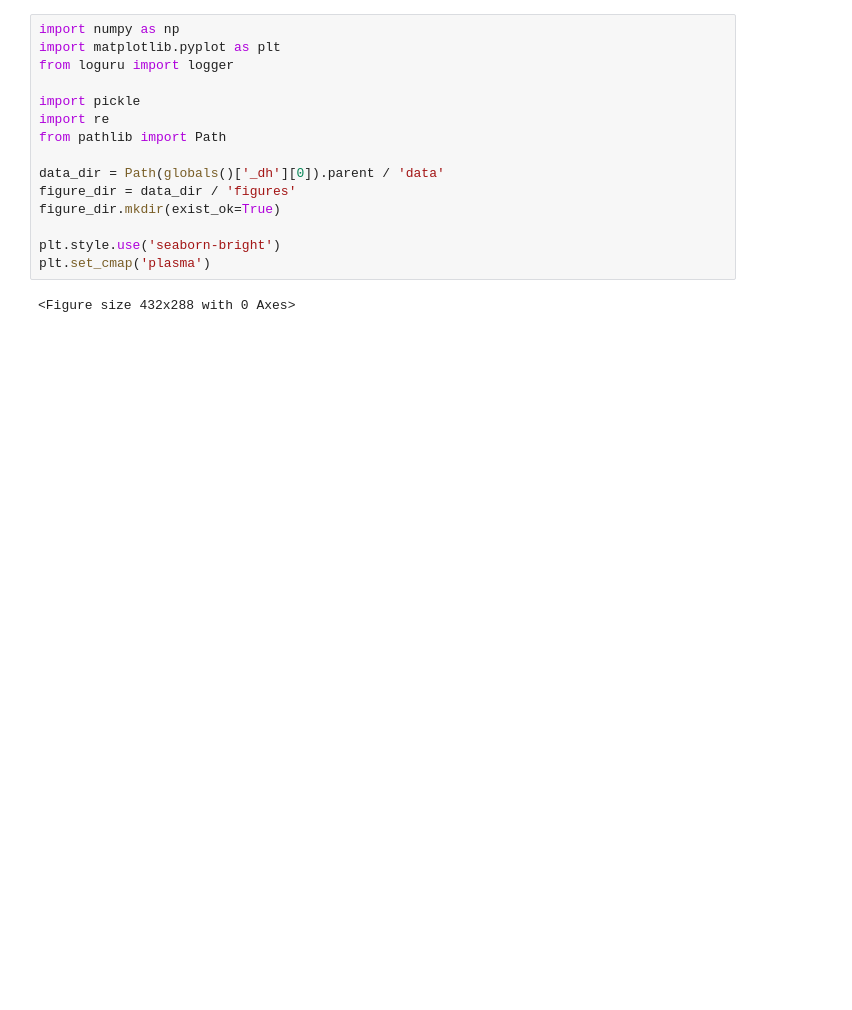
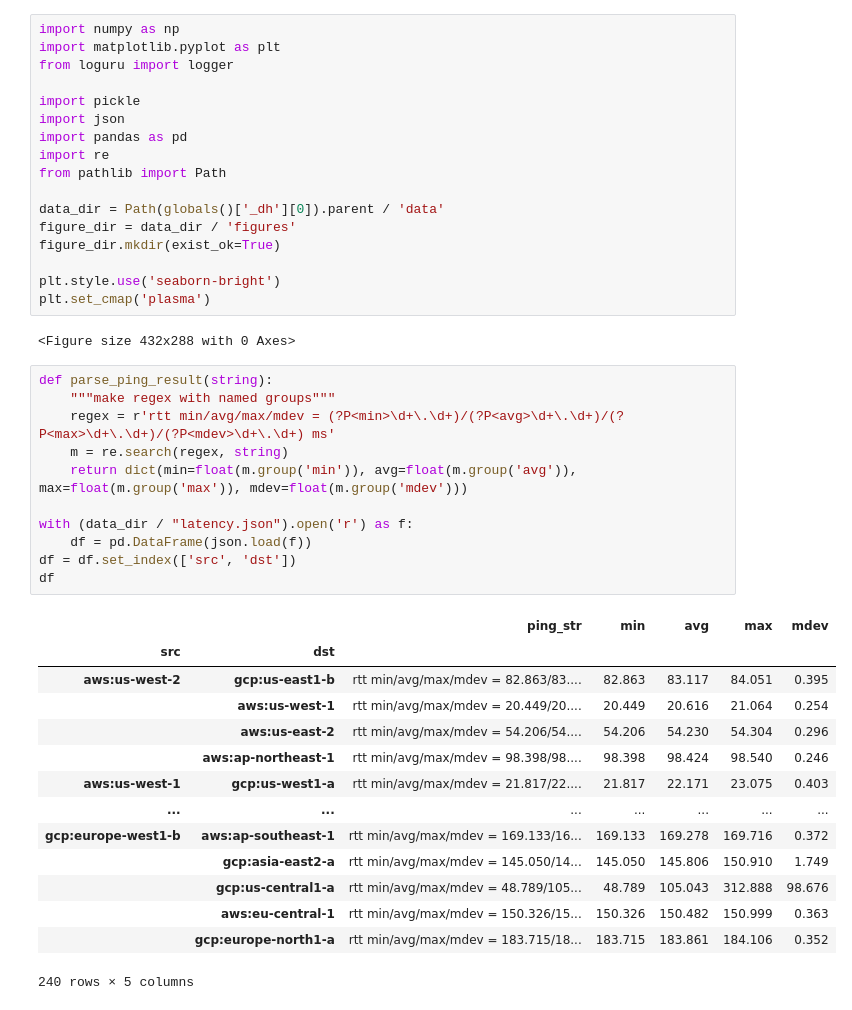
Before and after one commit to skyplane-project/skyplane, a Jupyter notebook: nb/plot_latency.ipynb, the cells around one changed output. Cells and saved outputs as stored; diff of their text form; blank space fills up the shorter version.

```diff
--- a/nb/plot_latency.ipynb
+++ b/nb/plot_latency.ipynb
@@ -4,6 +4,8 @@ import matplotlib.pyplot as plt
 from loguru import logger
 
 import pickle
+import json
+import pandas as pd
 import re
 from pathlib import Path
 
@@ -15,4 +17,30 @@ plt.style.use('seaborn-bright')
 plt.set_cmap('plasma')
 # %% [output]
 <Figure size 432x288 with 0 Axes>
+# %%
+def parse_ping_result(string):
+    """make regex with named groups"""
+    regex = r'rtt min/avg/max/mdev = (?P<min>\d+\.\d+)/(?P<avg>\d+\.\d+)/(?P<max>\d+\.\d+)/(?P<mdev>\d+\.\d+) ms'
+    m = re.search(regex, string)
+    return dict(min=float(m.group('min')), avg=float(m.group('avg')), max=float(m.group('max')), mdev=float(m.group('mdev')))
+
+with (data_dir / "latency.json").open('r') as f:
+    df = pd.DataFrame(json.load(f))
+df = df.set_index(['src', 'dst'])
+df
+# %% [output]
+|  |  | ping_str | min | avg | max | mdev |
+| src | dst |  |  |  |  |  |
+| aws:us-west-2 | gcp:us-east1-b | rtt min/avg/max/mdev = 82.863/83.... | 82.863 | 83.117 | 84.051 | 0.395 |
+|  | aws:us-west-1 | rtt min/avg/max/mdev = 20.449/20.... | 20.449 | 20.616 | 21.064 | 0.254 |
+|  | aws:us-east-2 | rtt min/avg/max/mdev = 54.206/54.... | 54.206 | 54.230 | 54.304 | 0.296 |
+|  | aws:ap-northeast-1 | rtt min/avg/max/mdev = 98.398/98.... | 98.398 | 98.424 | 98.540 | 0.246 |
+| aws:us-west-1 | gcp:us-west1-a | rtt min/avg/max/mdev = 21.817/22.... | 21.817 | 22.171 | 23.075 | 0.403 |
+| ... | ... | ... | ... | ... | ... | ... |
+| gcp:europe-west1-b | aws:ap-southeast-1 | rtt min/avg/max/mdev = 169.133/16... | 169.133 | 169.278 | 169.716 | 0.372 |
+|  | gcp:asia-east2-a | rtt min/avg/max/mdev = 145.050/14... | 145.050 | 145.806 | 150.910 | 1.749 |
+|  | gcp:us-central1-a | rtt min/avg/max/mdev = 48.789/105... | 48.789 | 105.043 | 312.888 | 98.676 |
+|  | aws:eu-central-1 | rtt min/avg/max/mdev = 150.326/15... | 150.326 | 150.482 | 150.999 | 0.363 |
+|  | gcp:europe-north1-a | rtt min/avg/max/mdev = 183.715/18... | 183.715 | 183.861 | 184.106 | 0.352 |
+240 rows × 5 columns
 # %%
```
Also changed, not shown: parts of 1 cell of this notebook, 8 other files.
